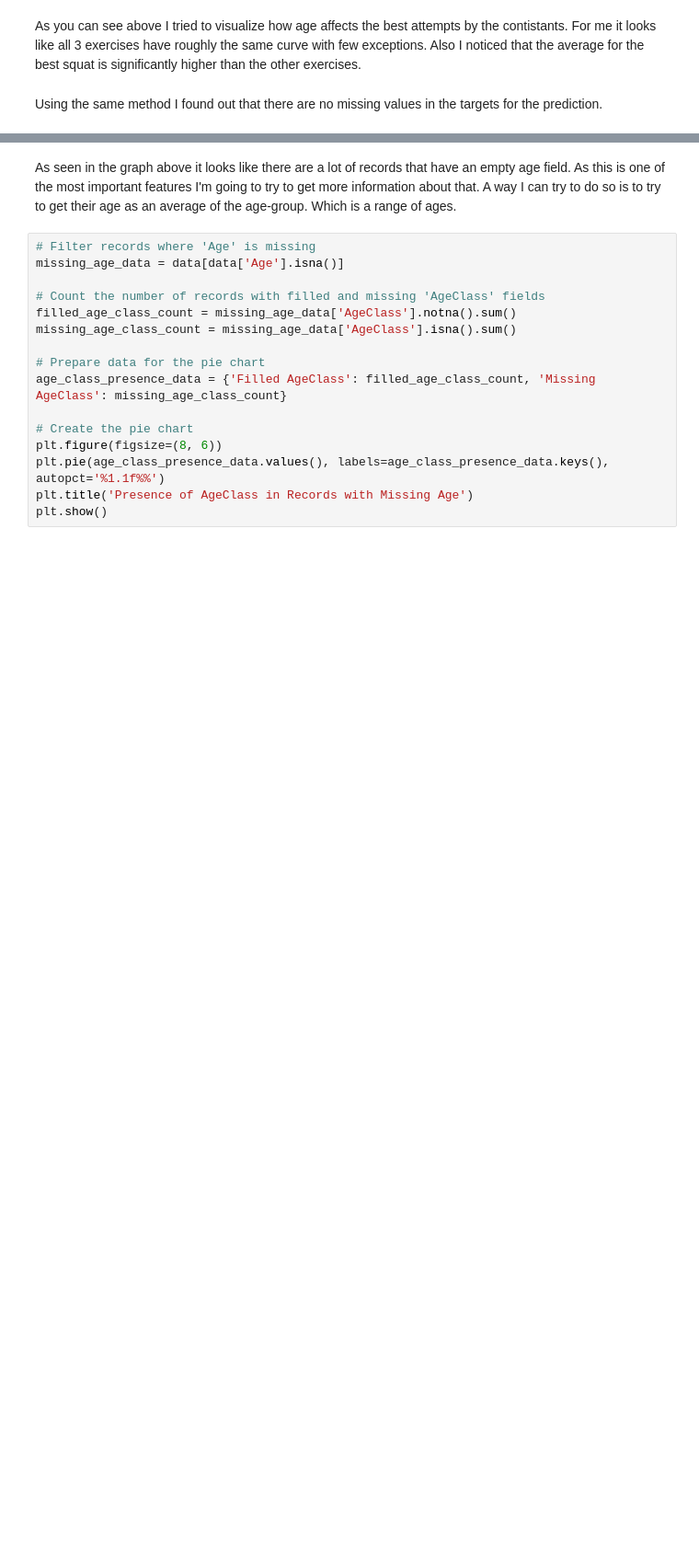
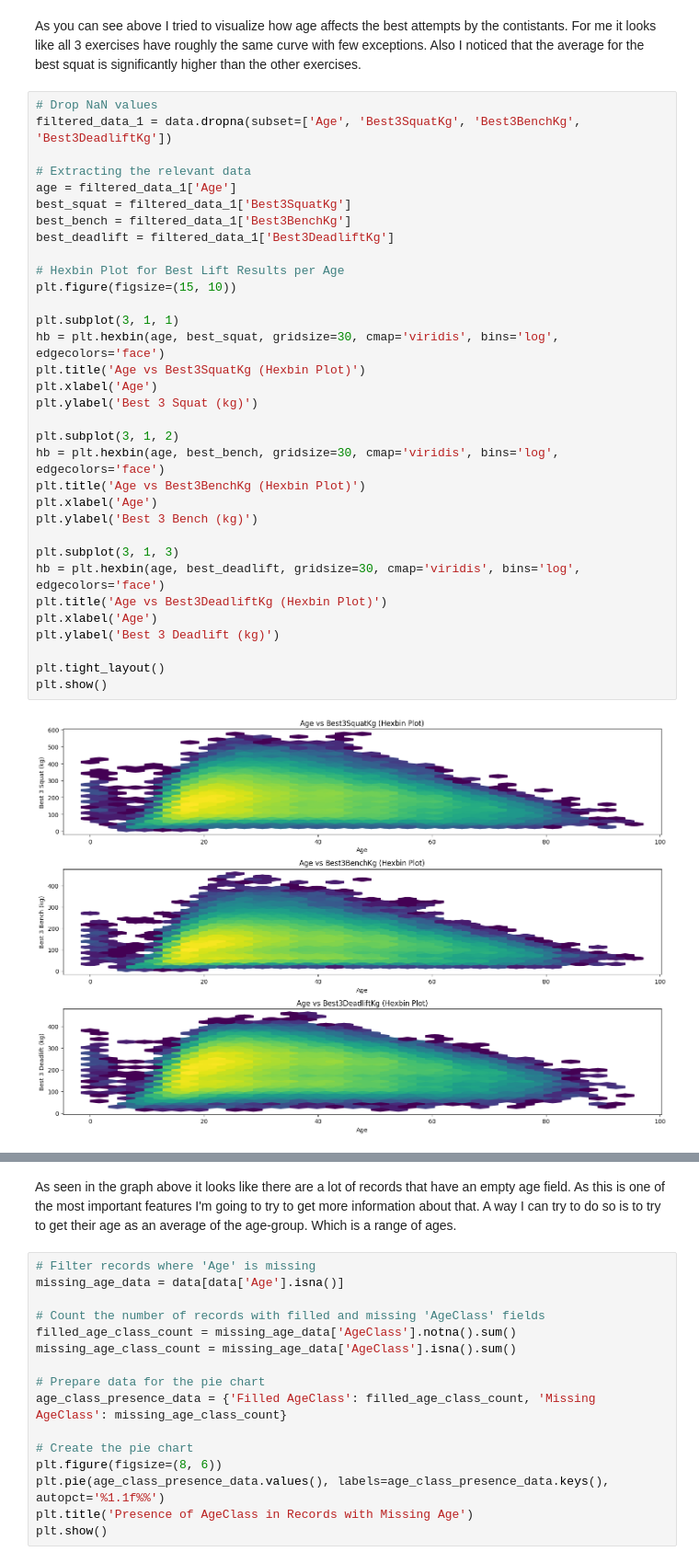
Before and after one commit to timojw/AI-challenge, a Jupyter notebook: Provision.ipynb, the cells around one changed output, grey strips where cells are left out. Shown at 92% size. Saved outputs shown, nothing was run; the diff lists cells and outputs as text; blank space fills up the shorter version.

```diff
--- a/Provision.ipynb
+++ b/Provision.ipynb
@@ -224,4 +246,37 @@ plt.show()
 # %% [markdown]
 As you can see above I tried to visualize how age affects the best attempts by the contistants. For me it looks like all 3 exercises have roughly the same curve with few exceptions. Also I noticed that the average for the best squat is significantly higher than the other exercises.
-# %% [markdown]
-Using the same method I found out that there are no missing values in the targets for the prediction.
+# %%
+# Drop NaN values
+filtered_data_1 = data.dropna(subset=['Age', 'Best3SquatKg', 'Best3BenchKg', 'Best3DeadliftKg'])
+
+# Extracting the relevant data
+age = filtered_data_1['Age']
+best_squat = filtered_data_1['Best3SquatKg']
+best_bench = filtered_data_1['Best3BenchKg']
+best_deadlift = filtered_data_1['Best3DeadliftKg']
+
+# Hexbin Plot for Best Lift Results per Age
+plt.figure(figsize=(15, 10))
+
+plt.subplot(3, 1, 1)
+hb = plt.hexbin(age, best_squat, gridsize=30, cmap='viridis', bins='log', edgecolors='face')
+plt.title('Age vs Best3SquatKg (Hexbin Plot)')
+plt.xlabel('Age')
+plt.ylabel('Best 3 Squat (kg)')
+
+plt.subplot(3, 1, 2)
+hb = plt.hexbin(age, best_bench, gridsize=30, cmap='viridis', bins='log', edgecolors='face')
+plt.title('Age vs Best3BenchKg (Hexbin Plot)')
+plt.xlabel('Age')
+plt.ylabel('Best 3 Bench (kg)')
+
+plt.subplot(3, 1, 3)
+hb = plt.hexbin(age, best_deadlift, gridsize=30, cmap='viridis', bins='log', edgecolors='face')
+plt.title('Age vs Best3DeadliftKg (Hexbin Plot)')
+plt.xlabel('Age')
+plt.ylabel('Best 3 Deadlift (kg)')
+
+plt.tight_layout()
+plt.show()
+# %% [output]
+[figure, added]
```
Also changed, not shown: parts of 13 cells of this notebook, 6 other files.
